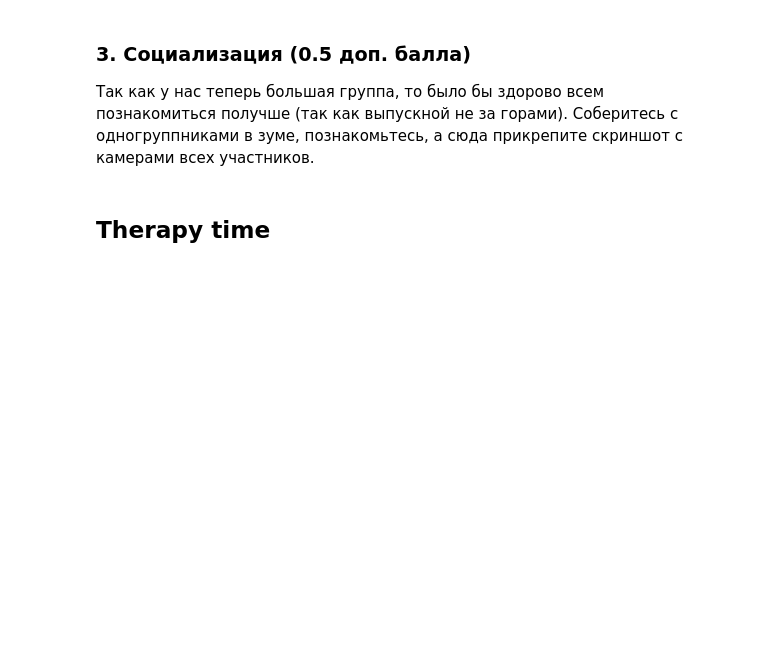
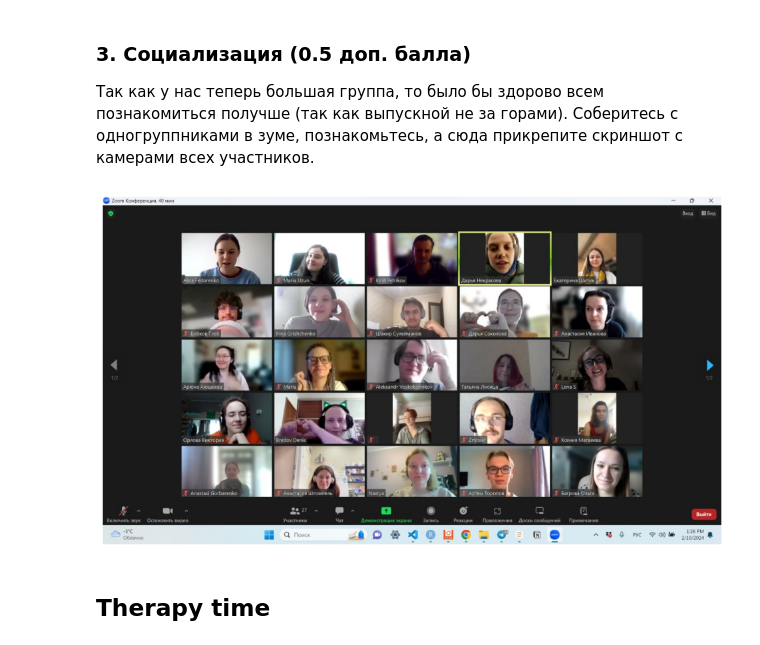
Before and after one commit to SuleimanovShakir/BI_MachineLearning, a Jupyter notebook: hw1/code/KNN.ipynb, the cells around one changed output. Cells and saved outputs as stored; diff of their text form; code cells hidden in the pictures; blank space fills up the shorter version.

```diff
--- a/hw1/code/KNN.ipynb
+++ b/hw1/code/KNN.ipynb
@@ -479,6 +481,18 @@ Seems that k = 10 is optimal:
 ### 3. Социализация (0.5 доп. балла)
 
 Так как у нас теперь большая группа, то было бы здорово всем познакомиться получше (так как выпускной не за горами). Соберитесь с одногруппниками в зуме, познакомьтесь, а сюда прикрепите скриншот с камерами всех участников.
+# %%
+path = '../img/img.jpg'
+import matplotlib.image as mpimg
+# Чтение изображения из файла
+img = mpimg.imread(path)
+
+# Отображение изображения
+plt.imshow(img)
+plt.axis('off')  # Отключение осей координат, если нужно
+plt.show()
+# %% [output]
+[figure, added]
 # %% [markdown]
 ## Therapy time
 # %% [markdown]
```
Also changed, not shown: parts of 2 cells of this notebook.
